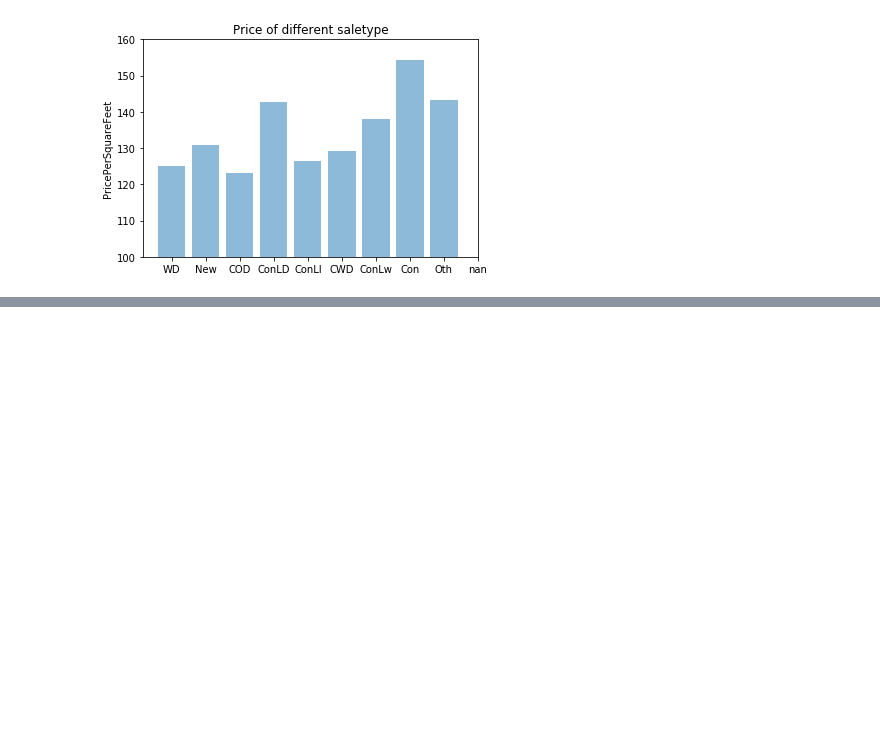
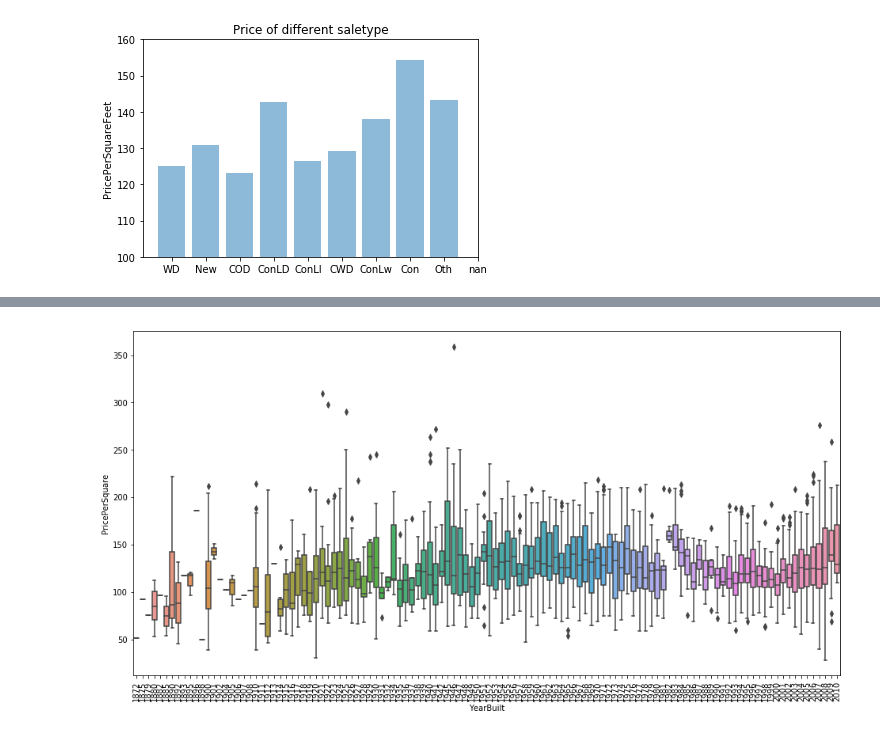
Before and after one commit to muh005/Housing-Price-Analysis, a Jupyter notebook: FinalProject.ipynb, the cells around one changed output, grey strips where cells are left out. Cells and saved outputs as stored; diff of their text form; code cells hidden in the pictures; blank space fills up the shorter version.

```diff
--- a/FinalProject.ipynb
+++ b/FinalProject.ipynb
@@ -264,0 +290,7 @@ axes.set_ylim([100,160])
+# %%
+f, ax = plt.subplots(figsize=(16,8))
+data = df[['YearBuilt', "PricePerSquare"]]
+sns.boxplot(data=data, x="YearBuilt", y="PricePerSquare")
+plt.xticks(rotation=90);
+# %% [output]
+[figure, added]
```
Also changed, not shown: parts of 6 cells of this notebook, 1 other file.
